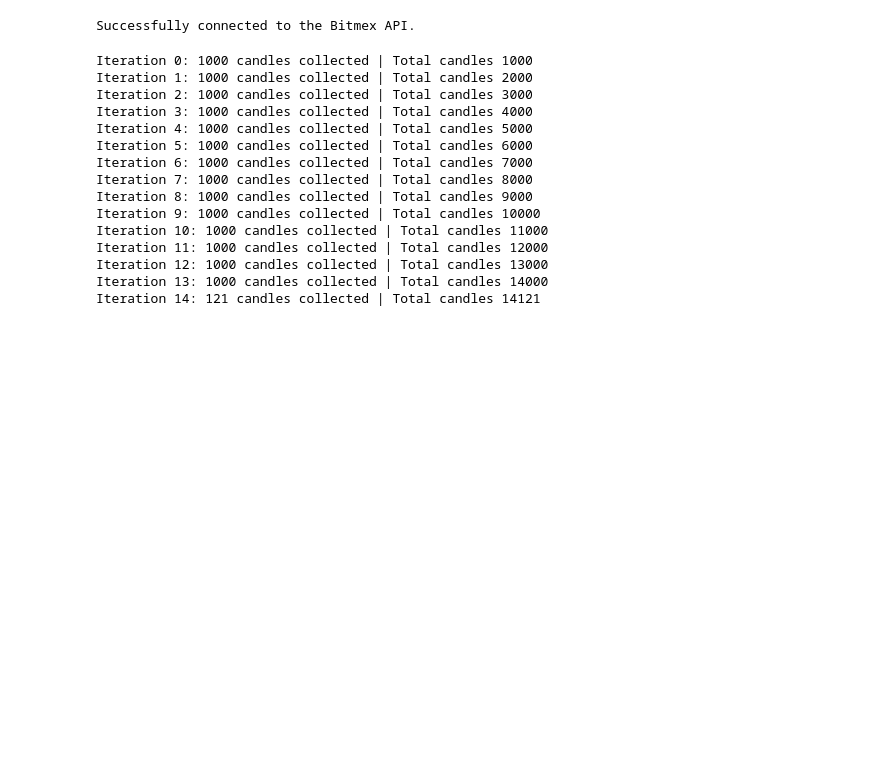
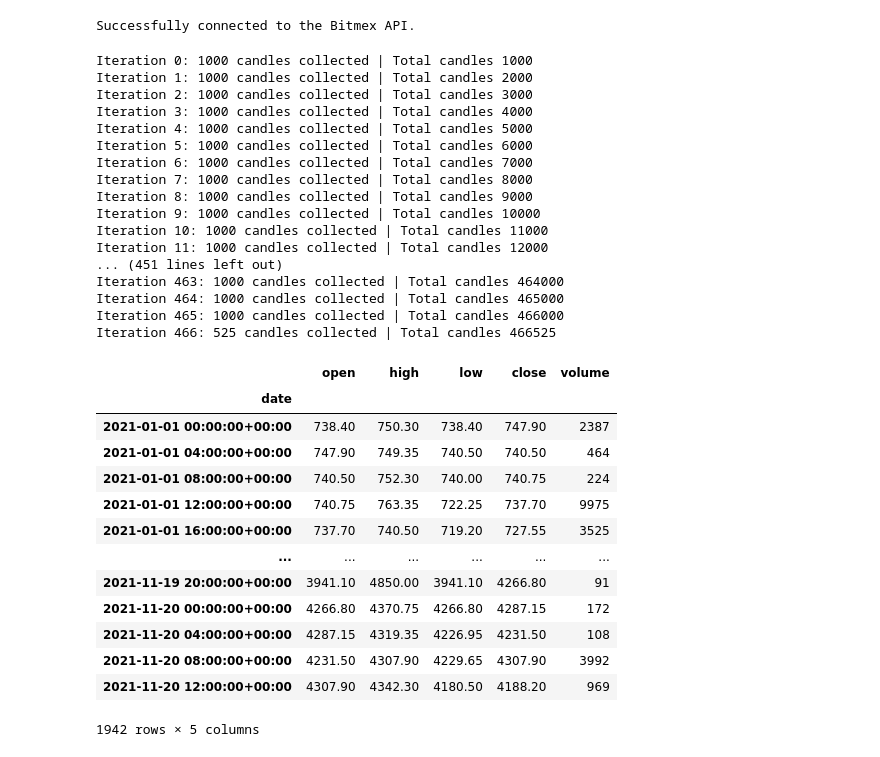
Before and after one commit to KylaM26/BitmexBot, a Jupyter notebook: main.ipynb, the cells around one changed output. Saved outputs shown, nothing was run; the diff lists cells and outputs as text; code cells hidden in the pictures; blank space fills up the shorter version.

Commit message:
Next task is to create strategies and backtest with the data.

```diff
--- a/main.ipynb
+++ b/main.ipynb
@@ -12,17 +13,17 @@ DATA_DIR_PATH = "Data/"
 # %%
-bitmex_client = Bitmex(public_key=PUBLIC_KEY, secret_key=SECRET_KEY)
+bitmex_client = Bitmex(public_key=Keys.PUBLIC_KEY, secret_key=Keys.SECRET_KEY)
 # %% [output]
 Successfully connected to the Bitmex API.
 # %%
 database = Database(path=DATA_DIR_PATH)
 # %%
 choice = input("Mode: (collect / backtest / trade): ").lower()
-
+symbol = input("Enter a symbol: ").upper()
 if choice == "collect":
-    df = database.add_data(client=bitmex_client, symbol='XBTUSD')
+    df = database.add_data(client=bitmex_client, start="2021-01-01", symbol=str(symbol))
 elif choice == "backtest":
-    data = bitmex_client.get_historical_data(symbol='XBTUSD')
-    df = database.get_data(client_name=bitmex_client.name, symbol='XBTUSD')
+    data = bitmex_client.get_historical_data(symbol=str(symbol))
+    df = database.get_data(client_name=bitmex_client.name, symbol=str(symbol))
 elif choice == "trade":
     pass
 # %% [output]
@@ -38,6 +39,26 @@ Iteration 8: 1000 candles collected | Total candles 9000
 Iteration 9: 1000 candles collected | Total candles 10000
 Iteration 10: 1000 candles collected | Total candles 11000
 Iteration 11: 1000 candles collected | Total candles 12000
-Iteration 12: 1000 candles collected | Total candles 13000
-Iteration 13: 1000 candles collected | Total candles 14000
-Iteration 14: 121 candles collected | Total candles 14121
+... (451 lines left out)
+Iteration 463: 1000 candles collected | Total candles 464000
+Iteration 464: 1000 candles collected | Total candles 465000
+Iteration 465: 1000 candles collected | Total candles 466000
+Iteration 466: 525 candles collected | Total candles 466525
+# %%
+resampled_df = Utility.resample_dataframe(df, "4h")
+resampled_df
+# %% [output]
+|  | open | high | low | close | volume |
+| date |  |  |  |  |  |
+| 2021-01-01 00:00:00+00:00 | 738.40 | 750.30 | 738.40 | 747.90 | 2387 |
+| 2021-01-01 04:00:00+00:00 | 747.90 | 749.35 | 740.50 | 740.50 | 464 |
+| 2021-01-01 08:00:00+00:00 | 740.50 | 752.30 | 740.00 | 740.75 | 224 |
+| 2021-01-01 12:00:00+00:00 | 740.75 | 763.35 | 722.25 | 737.70 | 9975 |
+| 2021-01-01 16:00:00+00:00 | 737.70 | 740.50 | 719.20 | 727.55 | 3525 |
+| ... | ... | ... | ... | ... | ... |
+| 2021-11-19 20:00:00+00:00 | 3941.10 | 4850.00 | 3941.10 | 4266.80 | 91 |
+| 2021-11-20 00:00:00+00:00 | 4266.80 | 4370.75 | 4266.80 | 4287.15 | 172 |
+| 2021-11-20 04:00:00+00:00 | 4287.15 | 4319.35 | 4226.95 | 4231.50 | 108 |
+| 2021-11-20 08:00:00+00:00 | 4231.50 | 4307.90 | 4229.65 | 4307.90 | 3992 |
+| 2021-11-20 12:00:00+00:00 | 4307.90 | 4342.30 | 4180.50 | 4188.20 | 969 |
+1942 rows × 5 columns
```
Also changed, not shown: parts of 3 cells of this notebook, 7 other files.
